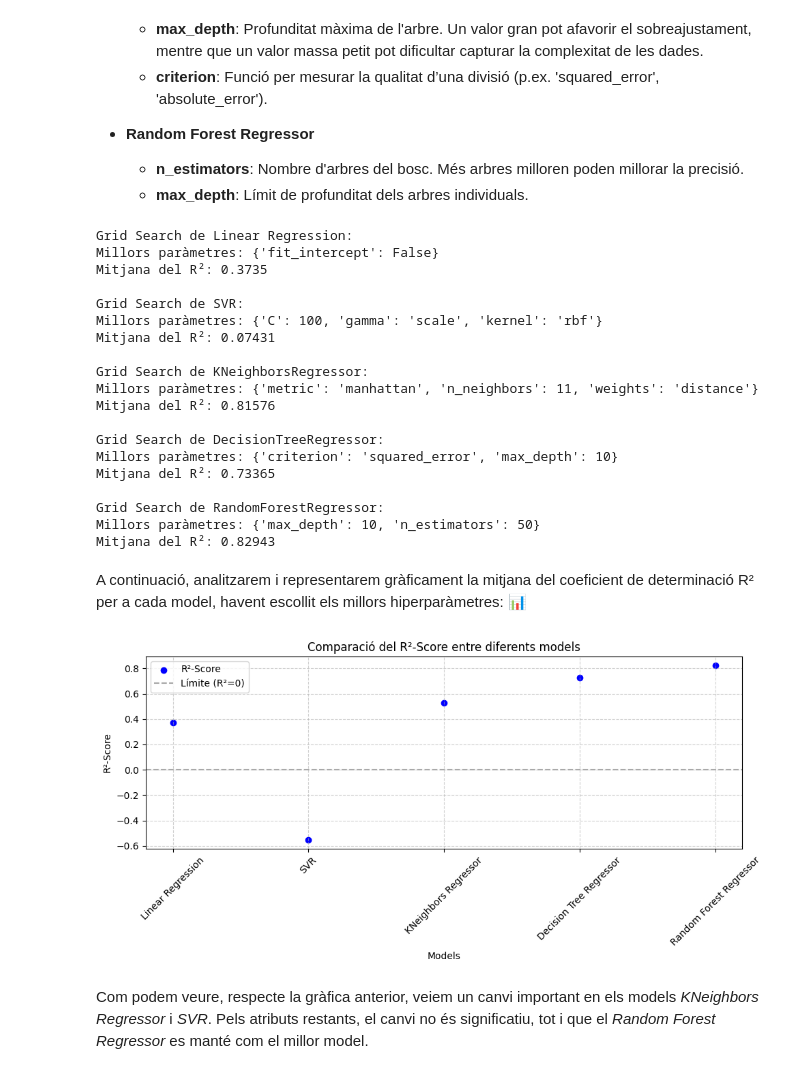
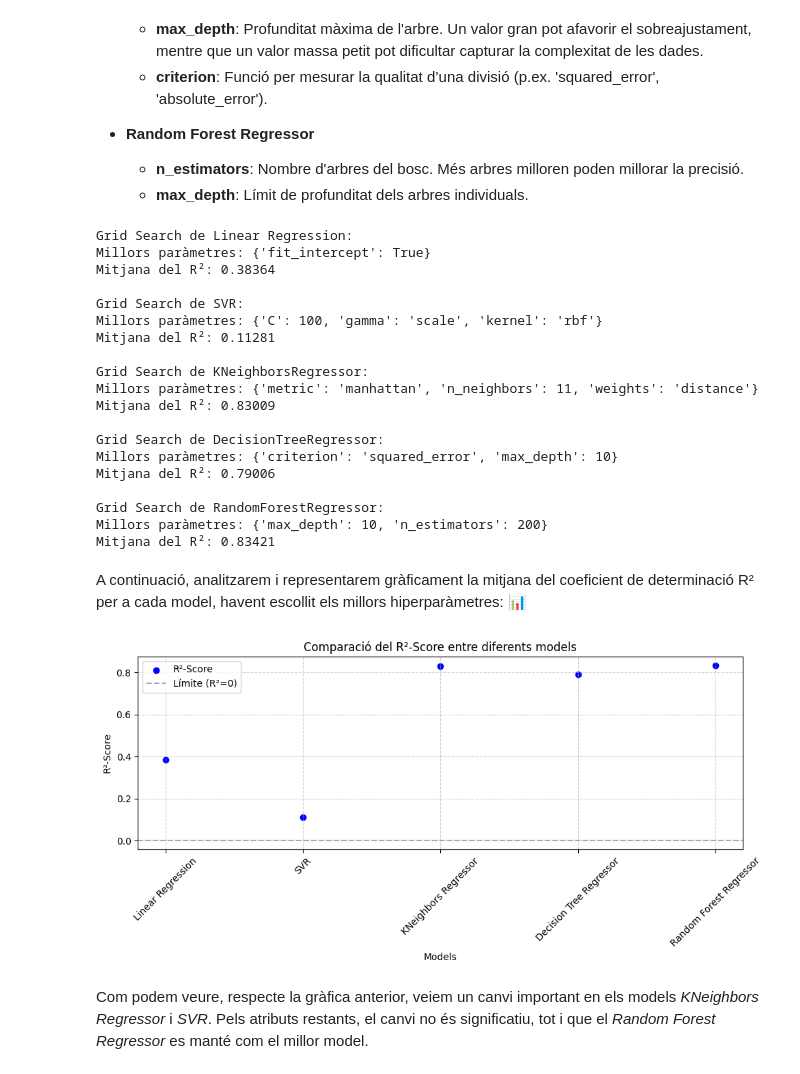
Before and after one commit to NIU1672001/Google-Play-Store-Apps, a Jupyter notebook: Google Play Store Apps.ipynb, the cells around one changed output. Saved outputs shown, nothing was run; the diff lists cells and outputs as text; code cells hidden in the pictures.

```diff
--- a/Google Play Store Apps.ipynb
+++ b/Google Play Store Apps.ipynb
@@ -78,7 +78,7 @@ Per tant, en aquest apartat ens centrarem en una anàlisi exploratòria del data
 ### 1.1 Descripció dels atributs
 # %%
 apps_data = pd.read_csv("data/aplicacions.csv")
-train_data, test_data = train_test_split(apps_data, test_size=0.2, random_state=42)
+train_data, test_data = train_test_split(apps_data, test_size=0.25, random_state=42)
 train_data.head()
 # %% [output]
 |  | App | Category | Rating | Reviews | Size | Installs | Type | Price | Content Rating | Genres | ... |
@@ -869,42 +869,45 @@ print(f"Millors paràmetres: {grid_rfr.best_params_}")
 print(f"Mitjana del R²: {round(rfr_mean_score, 5)}")
 # %% [output]
 Grid Search de Linear Regression:
-Millors paràmetres: {'fit_intercept': False}
-Mitjana del R²: 0.3735
+Millors paràmetres: {'fit_intercept': True}
+Mitjana del R²: 0.38364
 
 Grid Search de SVR:
 Millors paràmetres: {'C': 100, 'gamma': 'scale', 'kernel': 'rbf'}
-Mitjana del R²: 0.07431
+Mitjana del R²: 0.11281
 
 Grid Search de KNeighborsRegressor:
 Millors paràmetres: {'metric': 'manhattan', 'n_neighbors': 11, 'weights': 'distance'}
-Mitjana del R²: 0.81576
+Mitjana del R²: 0.83009
 
 Grid Search de DecisionTreeRegressor:
 Millors paràmetres: {'criterion': 'squared_error', 'max_depth': 10}
-Mitjana del R²: 0.73365
+Mitjana del R²: 0.79006
 
 Grid Search de RandomForestRegressor:
-Millors paràmetres: {'max_depth': 10, 'n_estimators': 50}
-Mitjana del R²: 0.82943
+Millors paràmetres: {'max_depth': 10, 'n_estimators': 200}
+Mitjana del R²: 0.83421
 # %% [markdown]
 A continuació, analitzarem i representarem gràficament la mitjana del coeficient de determinació R² per a cada model, havent escollit els millors hiperparàmetres: 📊
 # %%
+models = ['Linear Regression', 'SVR', 'KNeighbors Regressor', 'Decision Tree Regressor', 'Random Forest Regressor']
+r2_means = [lr_mean_score, svr_mean_score, knr_mean_score, dtr_mean_score, rfr_mean_score]
+
 plt.figure(figsize=(10, 5))
 plt.scatter(models, r2_means, color='blue', label='R²-Score')
 plt.axhline(0, color='darkgray', linestyle='--', linewidth=1.5, label='Límite (R²=0)')
 
 # Etiquetas y formato
 plt.xlabel('Models')
 plt.ylabel('R²-Score')
 plt.title('Comparació del R²-Score entre diferents models')
 plt.grid(True, linestyle='--', alpha=0.6)
 plt.xticks(rotation=45)
 plt.legend()
 plt.tight_layout()
 plt.show()
 # %% [output]
-[figure, old version]
+[figure, new version]
 # %% [markdown]
 Com podem veure, respecte la gràfica anterior, veiem un canvi important en els models *KNeighbors Regressor* i *SVR*. Pels atributs restants, el canvi no és significatiu, tot i que el *Random Forest Regressor* es manté com el millor model.
 # %% [markdown]
```
Also changed, not shown: parts of 25 cells of this notebook, 2 other files.
